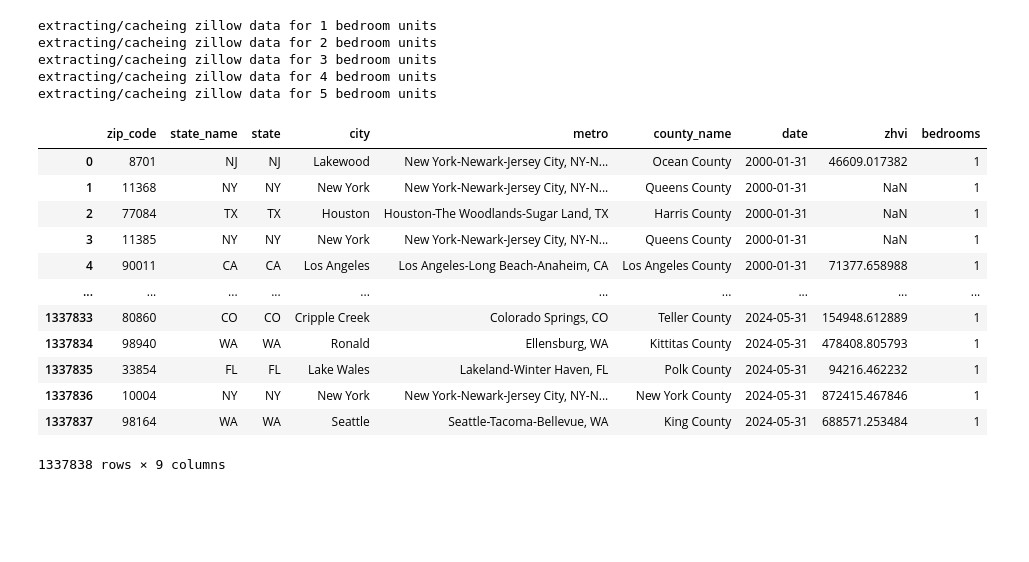
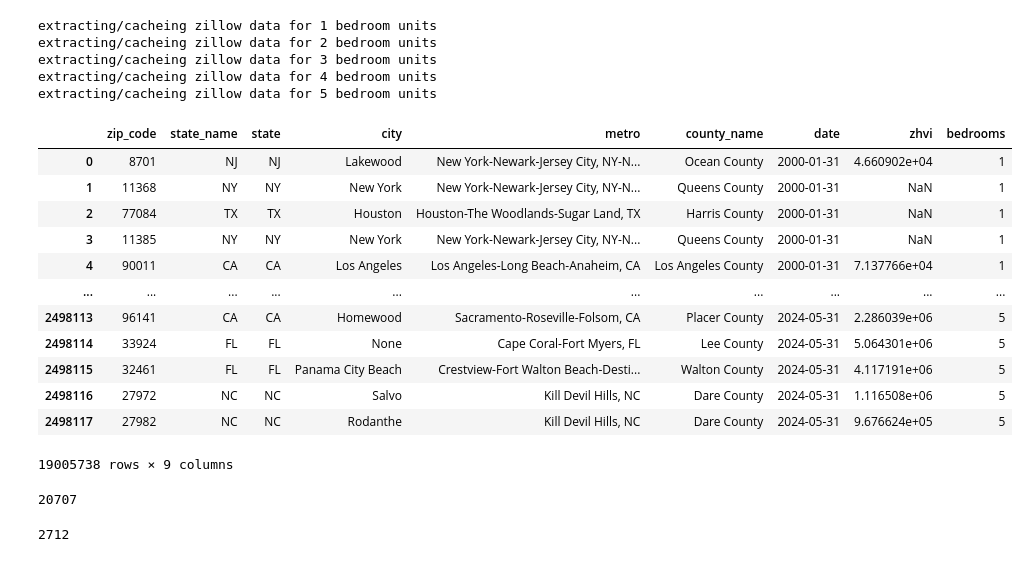
Before and after one commit to nickjwheatley/project_zipliner, a Jupyter notebook: eda/data_zillow_explore.ipynb, the cells around one changed output. Cells and saved outputs as stored; diff of their text form; code cells hidden in the pictures; blank space fills up the shorter version.

```diff
--- a/eda/data_zillow_explore.ipynb
+++ b/eda/data_zillow_explore.ipynb
@@ -76,19 +53,20 @@ extracting/cacheing zillow data for 2 bedroom units
 extracting/cacheing zillow data for 3 bedroom units
 extracting/cacheing zillow data for 4 bedroom units
 extracting/cacheing zillow data for 5 bedroom units
-# %%
-datas[0]
-# %% [output]
-|  | zip_code | state_name | state | city | metro | county_name | date | zhvi | bedrooms |
-| 0 | 8701 | NJ | NJ | Lakewood | New York-Newark-Jersey City, NY-N... | Ocean County | 2000-01-31 | 46609.017382 | 1 |
-| 1 | 11368 | NY | NY | New York | New York-Newark-Jersey City, NY-N... | Queens County | 2000-01-31 | NaN | 1 |
-| 2 | 77084 | TX | TX | Houston | Houston-The Woodlands-Sugar Land, TX | Harris County | 2000-01-31 | NaN | 1 |
-| 3 | 11385 | NY | NY | New York | New York-Newark-Jersey City, NY-N... | Queens County | 2000-01-31 | NaN | 1 |
-| 4 | 90011 | CA | CA | Los Angeles | Los Angeles-Long Beach-Anaheim, CA | Los Angeles County | 2000-01-31 | 71377.658988 | 1 |
-| ... | ... | ... | ... | ... | ... | ... | ... | ... | ... |
-| 1337833 | 80860 | CO | CO | Cripple Creek | Colorado Springs, CO | Teller County | 2024-05-31 | 154948.612889 | 1 |
-| 1337834 | 98940 | WA | WA | Ronald | Ellensburg, WA | Kittitas County | 2024-05-31 | 478408.805793 | 1 |
-| 1337835 | 33854 | FL | FL | Lake Wales | Lakeland-Winter Haven, FL | Polk County | 2024-05-31 | 94216.462232 | 1 |
-| 1337836 | 10004 | NY | NY | New York | New York-Newark-Jersey City, NY-N... | New York County | 2024-05-31 | 872415.467846 | 1 |
-| 1337837 | 98164 | WA | WA | Seattle | Seattle-Tacoma-Bellevue, WA | King County | 2024-05-31 | 688571.253484 | 1 |
-1337838 rows × 9 columns
+# %%
+df = pd.concat(datas)
+df
+# %% [output]
+|  | zip_code | state_name | state | city | metro | county_name | date | zhvi | bedrooms |
+| 0 | 8701 | NJ | NJ | Lakewood | New York-Newark-Jersey City, NY-N... | Ocean County | 2000-01-31 | 4.660902e+04 | 1 |
+| 1 | 11368 | NY | NY | New York | New York-Newark-Jersey City, NY-N... | Queens County | 2000-01-31 | NaN | 1 |
+| 2 | 77084 | TX | TX | Houston | Houston-The Woodlands-Sugar Land, TX | Harris County | 2000-01-31 | NaN | 1 |
+| 3 | 11385 | NY | NY | New York | New York-Newark-Jersey City, NY-N... | Queens County | 2000-01-31 | NaN | 1 |
+| 4 | 90011 | CA | CA | Los Angeles | Los Angeles-Long Beach-Anaheim, CA | Los Angeles County | 2000-01-31 | 7.137766e+04 | 1 |
+| ... | ... | ... | ... | ... | ... | ... | ... | ... | ... |
+| 2498113 | 96141 | CA | CA | Homewood | Sacramento-Roseville-Folsom, CA | Placer County | 2024-05-31 | 2.286039e+06 | 5 |
+| 2498114 | 33924 | FL | FL | None | Cape Coral-Fort Myers, FL | Lee County | 2024-05-31 | 5.064301e+06 | 5 |
+| 2498115 | 32461 | FL | FL | Panama City Beach | Crestview-Fort Walton Beach-Desti... | Walton County | 2024-05-31 | 4.117191e+06 | 5 |
+| 2498116 | 27972 | NC | NC | Salvo | Kill Devil Hills, NC | Dare County | 2024-05-31 | 1.116508e+06 | 5 |
+| 2498117 | 27982 | NC | NC | Rodanthe | Kill Devil Hills, NC | Dare County | 2024-05-31 | 9.676624e+05 | 5 |
+19005738 rows × 9 columns
@@ -94,0 +80,8 @@ datas[0]
+# %%
+len(df.loc[df.date == '2024-05-31'].zip_code.unique())
+# %% [output]
+20707
+# %%
+len(datas[0][['city','state']].drop_duplicates())
+# %% [output]
+2712
```
Also changed, not shown: parts of 4 cells of this notebook, 18 other files.
